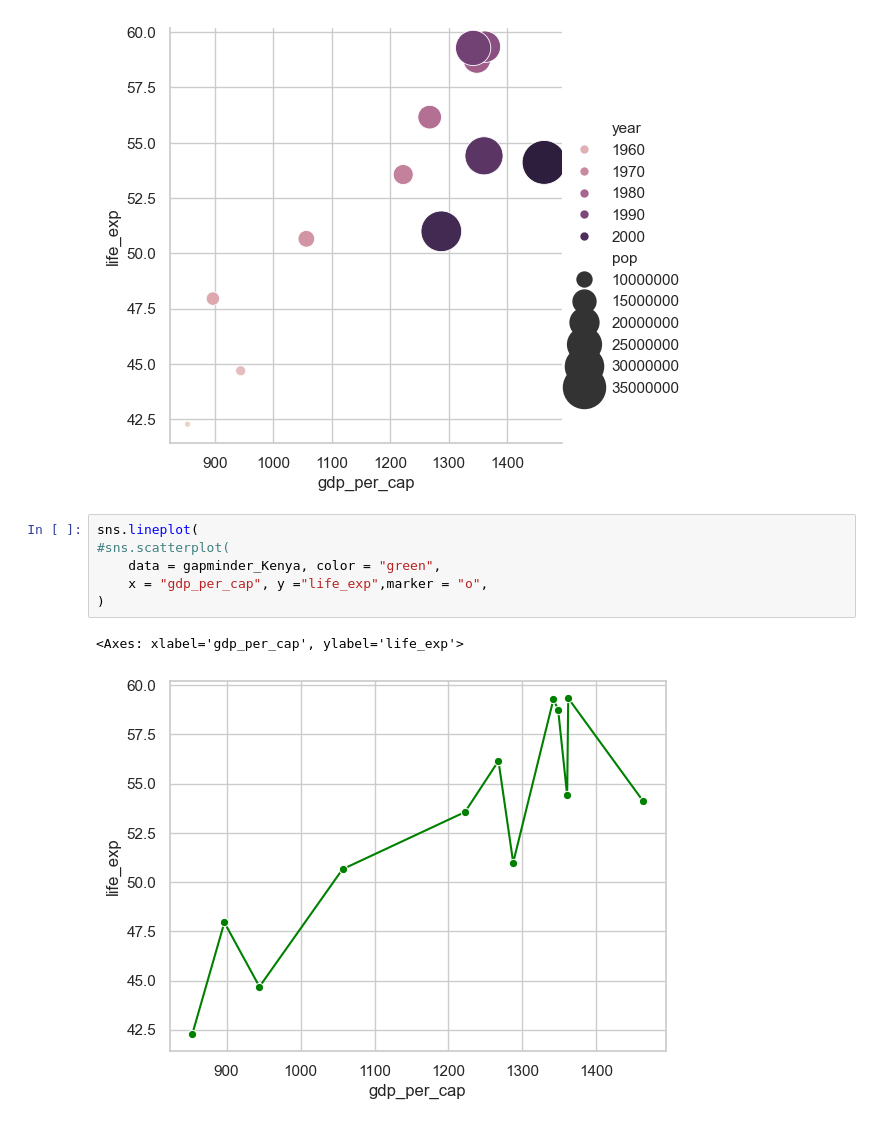
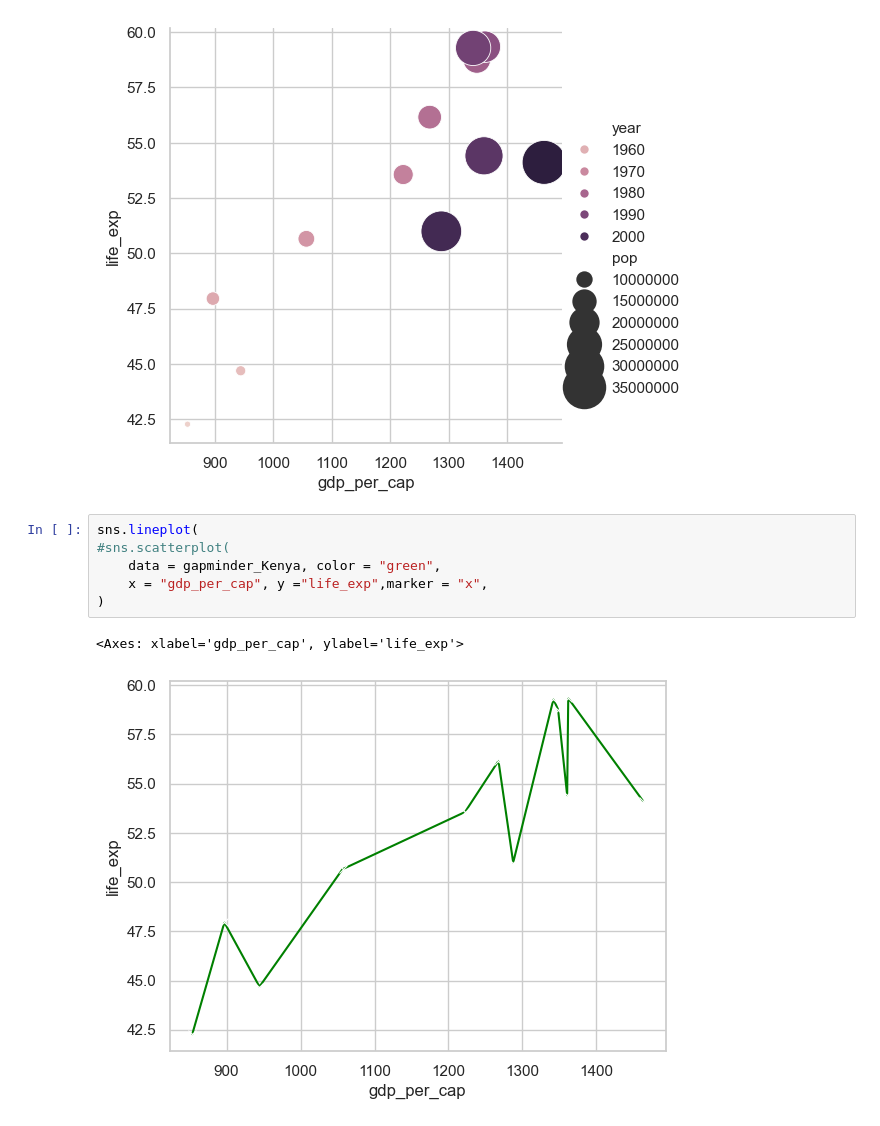
Before and after one commit to Joy-ne-r/CSAA-Python-for-Data-Science, a Jupyter notebook: notebooks/Data_visualization.ipynb, the cells around one changed output. Saved outputs shown, nothing was run; the diff lists cells and outputs as text.

Commit message:
Analyzed data from gapminder data and visualized

```diff
--- a/notebooks/Data_visualization.ipynb
+++ b/notebooks/Data_visualization.ipynb
@@ -377,9 +377,9 @@ sns.relplot(
 # %%
 sns.lineplot(
 #sns.scatterplot(
     data = gapminder_Kenya, color = "green",
-    x = "gdp_per_cap", y ="life_exp",marker = "o",
+    x = "gdp_per_cap", y ="life_exp",marker = "x",
 )
 # %% [output]
 <Axes: xlabel='gdp_per_cap', ylabel='life_exp'>
-[figure, old version]
+[figure, new version]
```
Also changed, not shown: parts of 1 cell of this notebook.
